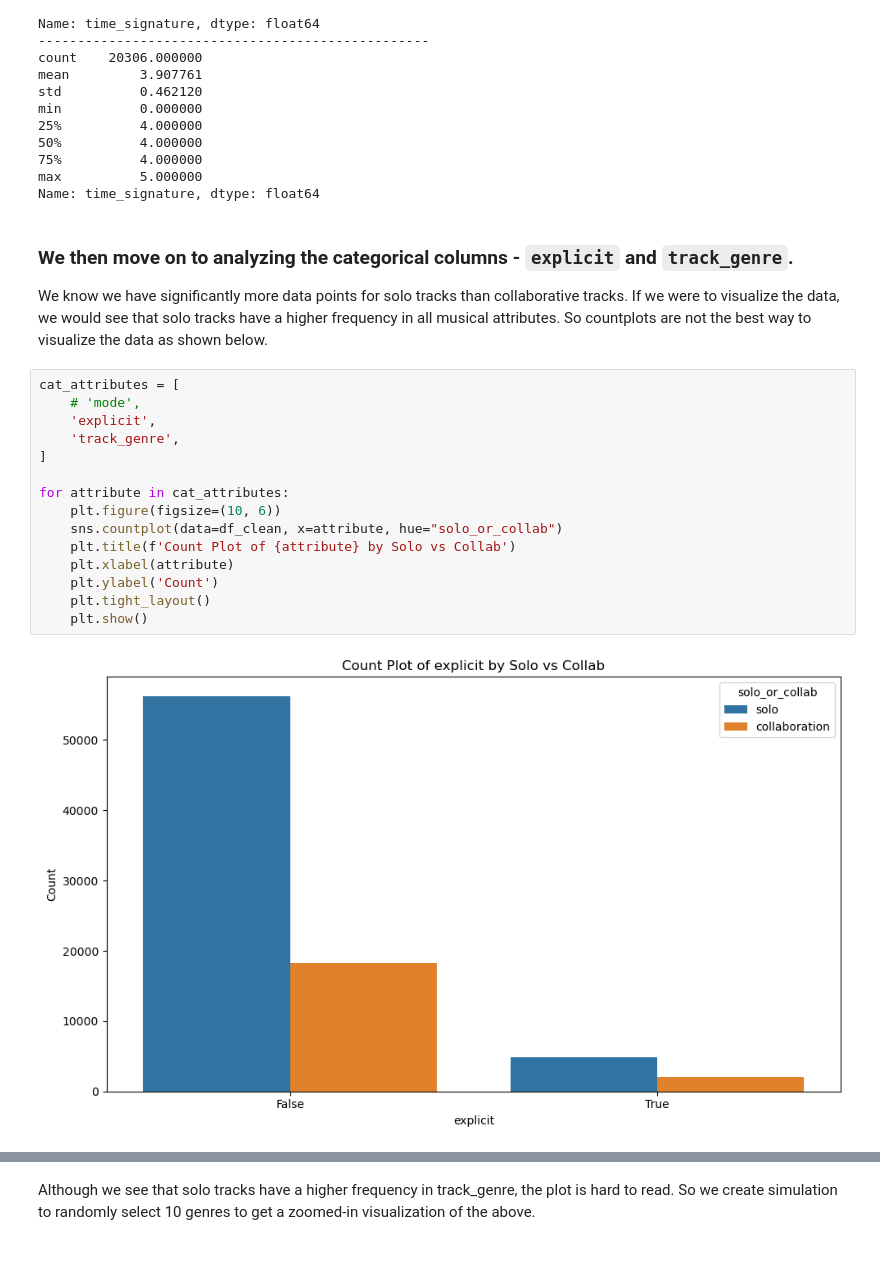
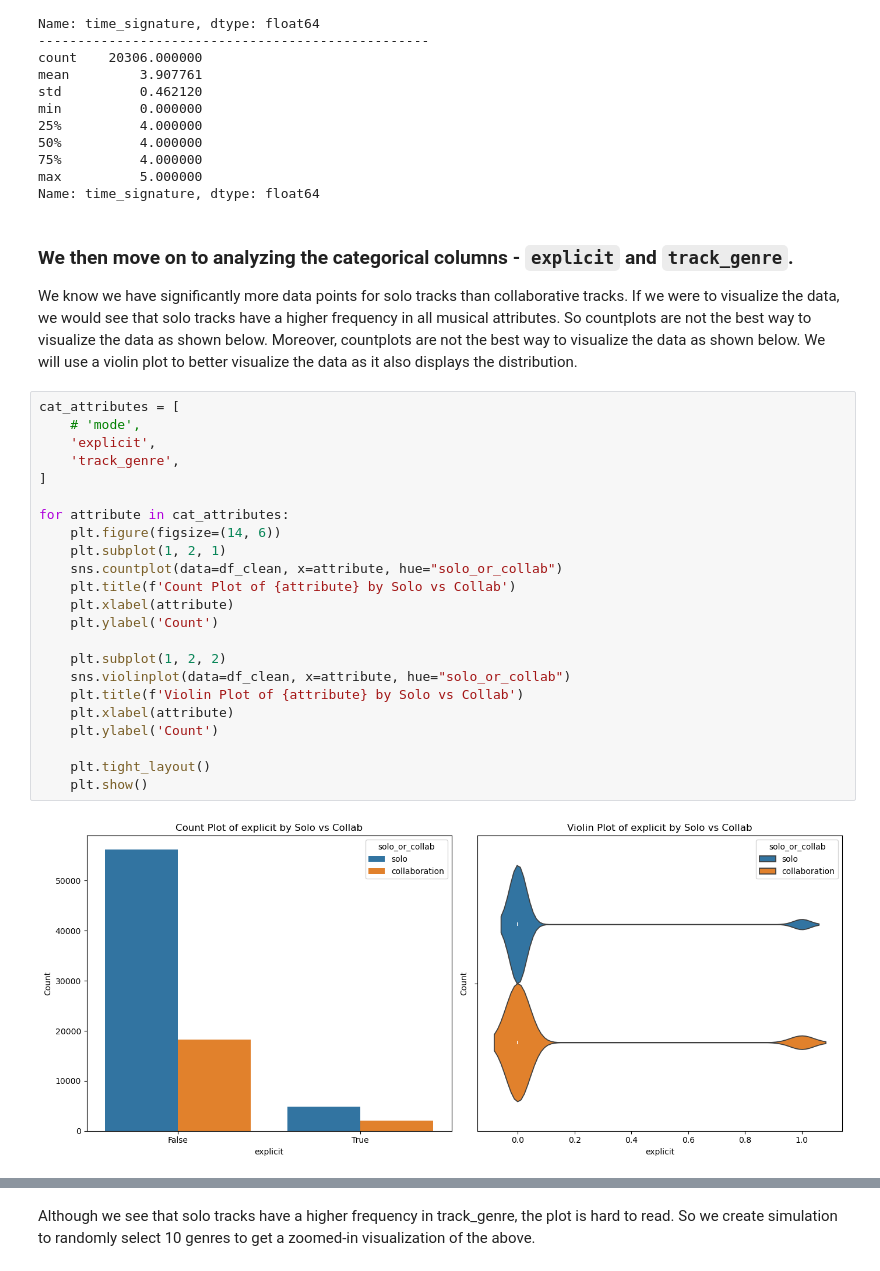
Before and after one commit to FabienThich/Solo-vs-Collab-Music, a Jupyter notebook: main.ipynb, the cells around one changed output, grey strips where cells are left out. Cells and saved outputs as stored; diff of their text form.

```diff
--- a/main.ipynb
+++ b/main.ipynb
@@ -651,21 +658,29 @@ Name: time_signature, dtype: float64
 # %% [markdown]
 ### We then move on to analyzing the categorical columns - `explicit` and `track_genre`.
 
-We know we have significantly more data points for solo tracks than collaborative tracks. If we were to visualize the data, we would see that solo tracks have a higher frequency in all musical attributes. So countplots are not the best way to visualize the data as shown below.
+We know we have significantly more data points for solo tracks than collaborative tracks. If we were to visualize the data, we would see that solo tracks have a higher frequency in all musical attributes. So countplots are not the best way to visualize the data as shown below. Moreover, countplots are not the best way to visualize the data as shown below. We will use a violin plot to better visualize the data as it also displays the distribution.
 # %%
 cat_attributes = [
     # 'mode',
     'explicit',
     'track_genre',
 ]
 
 for attribute in cat_attributes:
-    plt.figure(figsize=(10, 6))
+    plt.figure(figsize=(14, 6))
+    plt.subplot(1, 2, 1)
     sns.countplot(data=df_clean, x=attribute, hue="solo_or_collab")
     plt.title(f'Count Plot of {attribute} by Solo vs Collab')
     plt.xlabel(attribute)
     plt.ylabel('Count')
+
+    plt.subplot(1, 2, 2)
+    sns.violinplot(data=df_clean, x=attribute, hue="solo_or_collab")
+    plt.title(f'Violin Plot of {attribute} by Solo vs Collab')
+    plt.xlabel(attribute)
+    plt.ylabel('Count')
+
     plt.tight_layout()
     plt.show()
 # %% [output]
-[figure, old version]
+[figure, new version]
```
Also changed, not shown: parts of 5 cells of this notebook.
